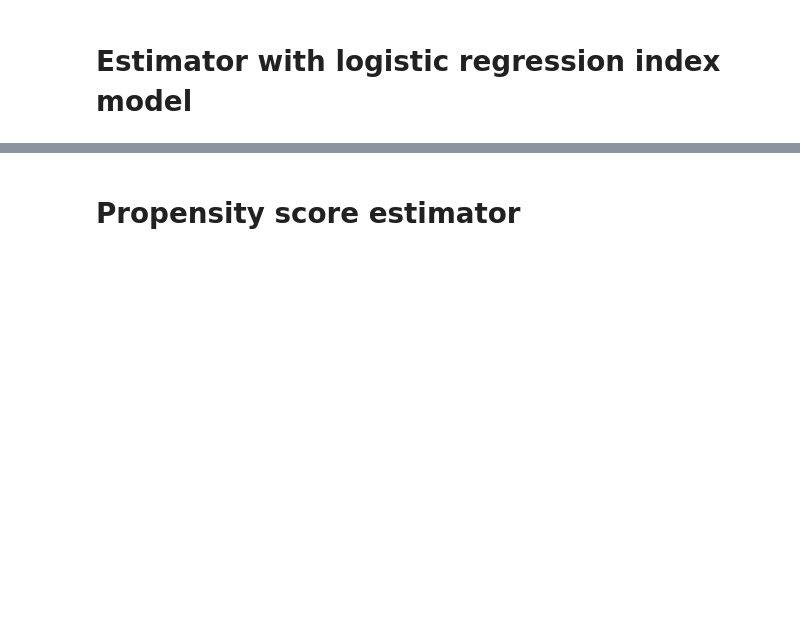
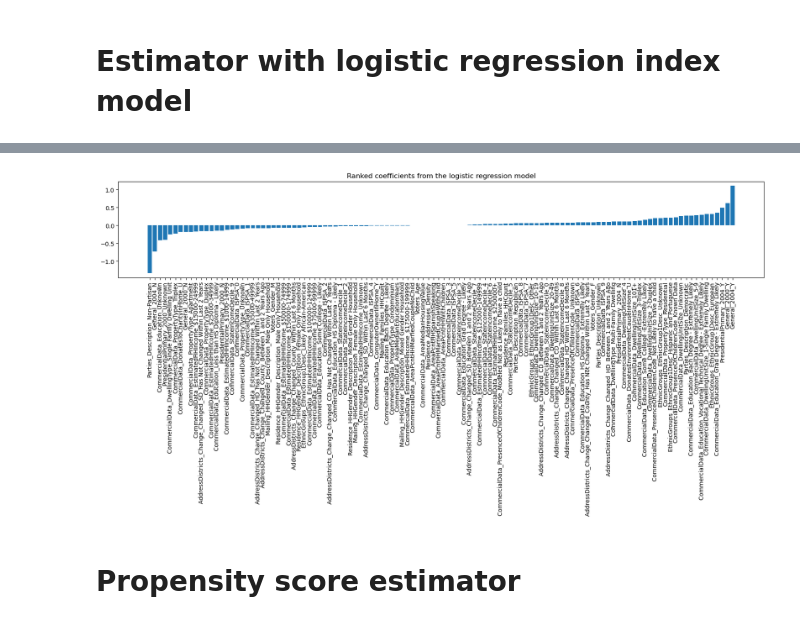
Before and after one commit to Big-Data-Analytics-235/voter-project, a Jupyter notebook: getting nonvoter ID data.ipynb, the cells around one changed output, grey strips where cells are left out. Saved outputs shown, nothing was run; the diff lists cells and outputs as text; code cells hidden in the pictures; blank space fills up the shorter version.

```diff
--- a/getting nonvoter ID data.ipynb
+++ b/getting nonvoter ID data.ipynb
@@ -684,20 +612,19 @@ AnalysisException: cannot resolve '`STATE_ind`' given input columns: [input_df.A
 # %%
 coefsArray = np.array(lrModel.coefficients)  # convert to np.array
 coefsDF = pd.DataFrame(coefsArray, columns=['coefs'])  # to pandas
 
 coefsDF = coefsDF.merge(featureCols, left_index=True, right_index=True)  # join it with featureCols we created above
 coefsDF.sort_values('coefs', inplace=True)  # Sort them
 coefsDF.head()
 
 plt.rcParams["figure.figsize"] = (20,3)
 
 plt.xticks(rotation=90)
 plt.bar(coefsDF.name, coefsDF.coefs)
 plt.title('Ranked coefficients from the logistic regression model')
 plt.show()
-
-df_ref.write.format("parquet").save("total_reference_sample")
-df_ref = spark.read.parquet("total_reference_sample")
+# %% [output]
+[figure, added]
 # %% [markdown]
 # Propensity score estimator
 # %%
```
Also changed, not shown: parts of 29 cells of this notebook.
